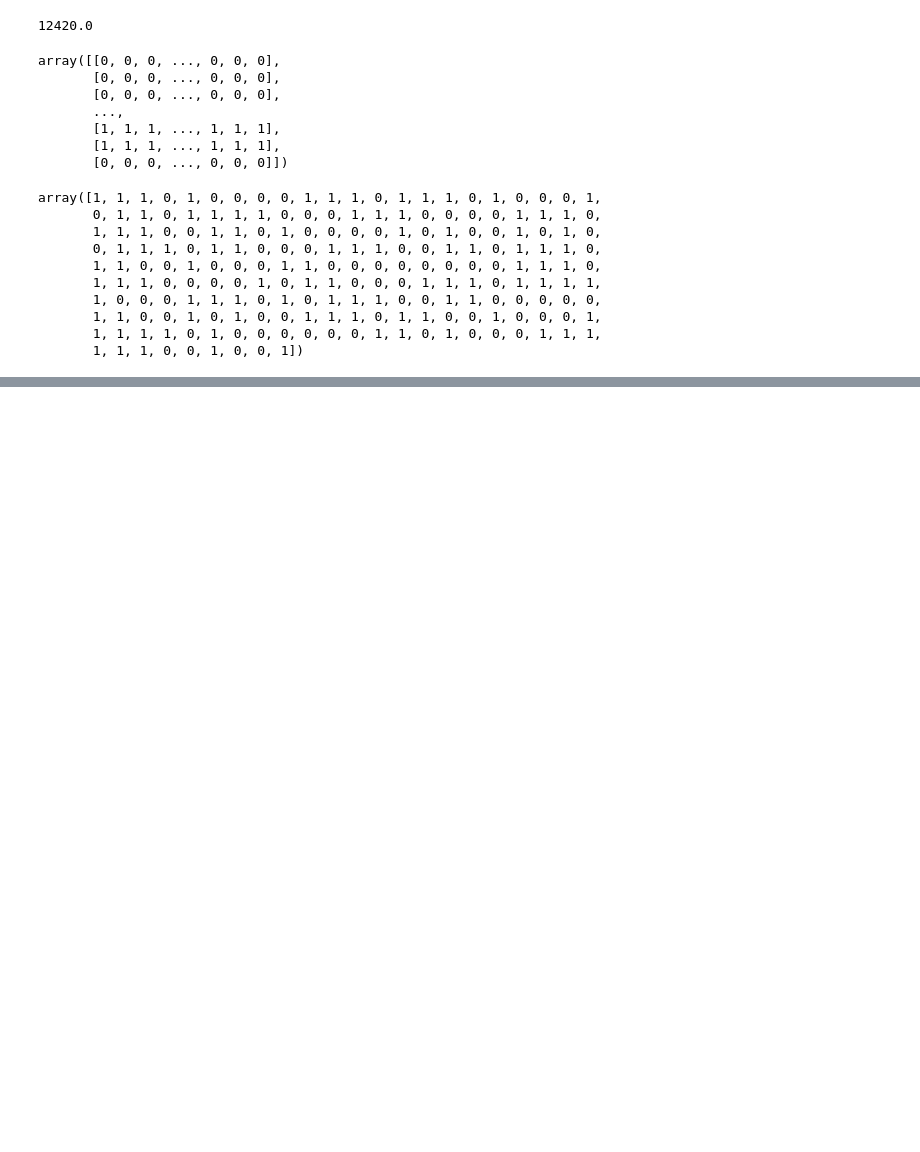
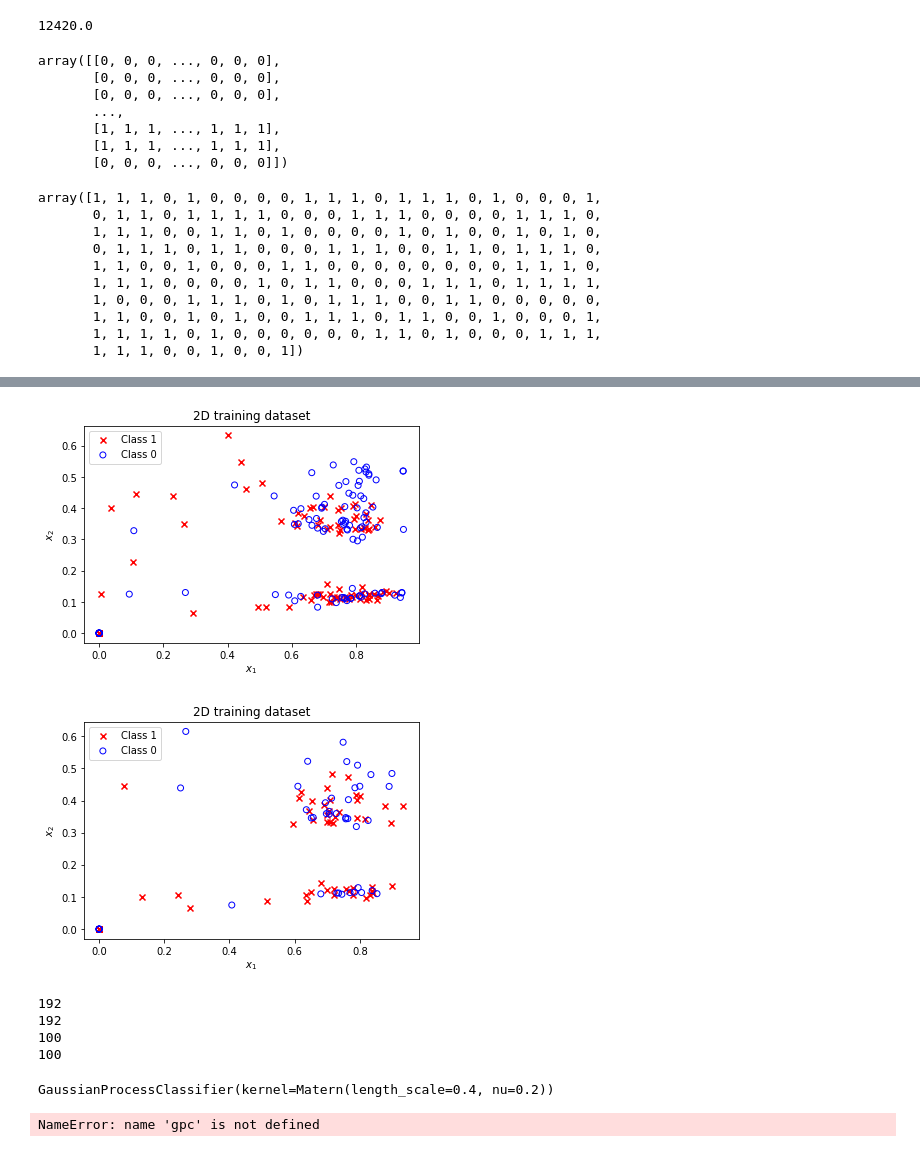
Before and after one commit to LeonardoAlchieri/MUSE, a Jupyter notebook: notebooks/tests.ipynb, the cells around one changed output, grey strips where cells are left out. Drawn from its saved outputs; the diff is of its cells as text; code cells hidden in the pictures; blank space fills up the shorter version.

Commit message:
A few trials to figure out how the data is 🏴‍☠️

```diff
--- a/notebooks/tests.ipynb
+++ b/notebooks/tests.ipynb
@@ -369,0 +392,5 @@ from scipy.stats import mode
+# %%
+from src.data.smile import SmileData
+
+path_to_data: str = "../data.nosync/dataset_smile_challenge_unravelled_train_cut10_stadd.npy"
+data = SmileData(path_to_data=path_to_data, test=False, debug_mode=False)
@@ -369,0 +407,54 @@ from scipy.stats import mode
+# %%
+x = data.get_handcrafted_features()['ST_features']
+# %%
+y = data.get_labels()
+from src.utils import make_binary
+y = make_binary(y)
+# %%
+# reduce the amount of data
+from sklearn.utils import shuffle
+x, y = shuffle(x, y)
+x_test, y_test = x[300:400], y[300:400]
+x = x[:210]
+y = y[:210]
+x, y = RandomUnderSampler().fit_resample(x, y)
+x, y = shuffle(x, y)
+# %%
+plot_data_2D(x,y)
+plt.title('2D training dataset')
+plt.legend()
+plt.show()
+
+plot_data_2D(x_test,y_test)
+plt.title('2D training dataset')
+plt.legend()
+plt.show()
+# %% [output]
+[figure, added]
+[figure, added]
+# %%
+print(len(x))
+print(len(y))
+print(len(x_test))
+print(len(y_test))
+# %% [output]
+192
+192
+100
+100
+# %%
+from sklearn.gaussian_process.kernels import Matern, RBF, RationalQuadratic, ExpSineSquared,  DotProduct
+
+rbf = ConstantKernel(1.0) * RBF(length_scale=1.0)
+gpc = GaussianProcessClassifier(kernel=Matern(length_scale=0.4, nu=0.2))
+# Matern(length_scale=1.0, nu=0.2))
+
+gpc.fit(x, y.ravel())
+
+# Obtain optimized kernel parameters
+# sklearn_theta_0 = gpc.kernel_.k2.get_params()['length_scale']
+# sklearn_theta_1 = np.sqrt(gpc.kernel_.k1.get_params()['constant_value'])
+
+# print(f'Optimized theta = [{sklearn_theta_0:.3f}, {sklearn_theta_1:.3f}], negative log likelihood = {-gpc.log_marginal_likelihood_value_:.3f}')
+# %% [output]
+GaussianProcessClassifier(kernel=Matern(length_scale=0.4, nu=0.2))
@@ -369,0 +464,13 @@ from scipy.stats import mode
+# %%
+pt_test_gpc = gpc.predict_proba(grid.reshape(-1, 2))[:, 1].reshape(*grid_x.shape)
+threshold: int = 0.50
+
+plt.figure(figsize=(9, 7))
+plot_pt_2D(grid_x, grid_y, pt_test_gpc)
+plot_db_2D(grid_x, grid_y, pt_test_gpc, decision_boundary=threshold)
+plot_data_2D(x, y)
+plt.title('Predicted class 1 probabilities (GPC)')
+plt.legend()
+plt.show()
+# %% [output]
+NameError: name 'gpc' is not defined
```
Also changed, not shown: parts of 17 cells of this notebook, 4 other files.
